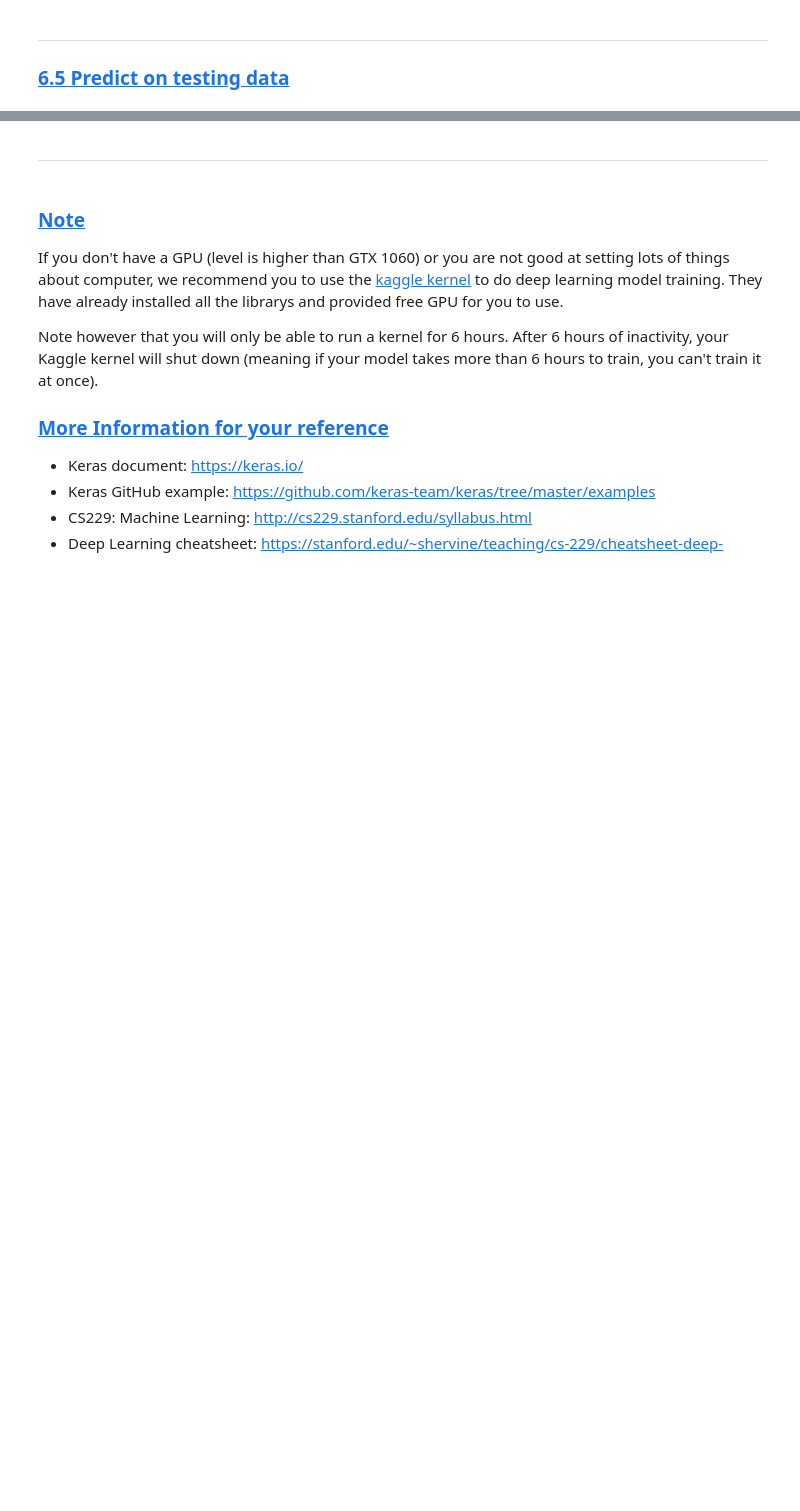
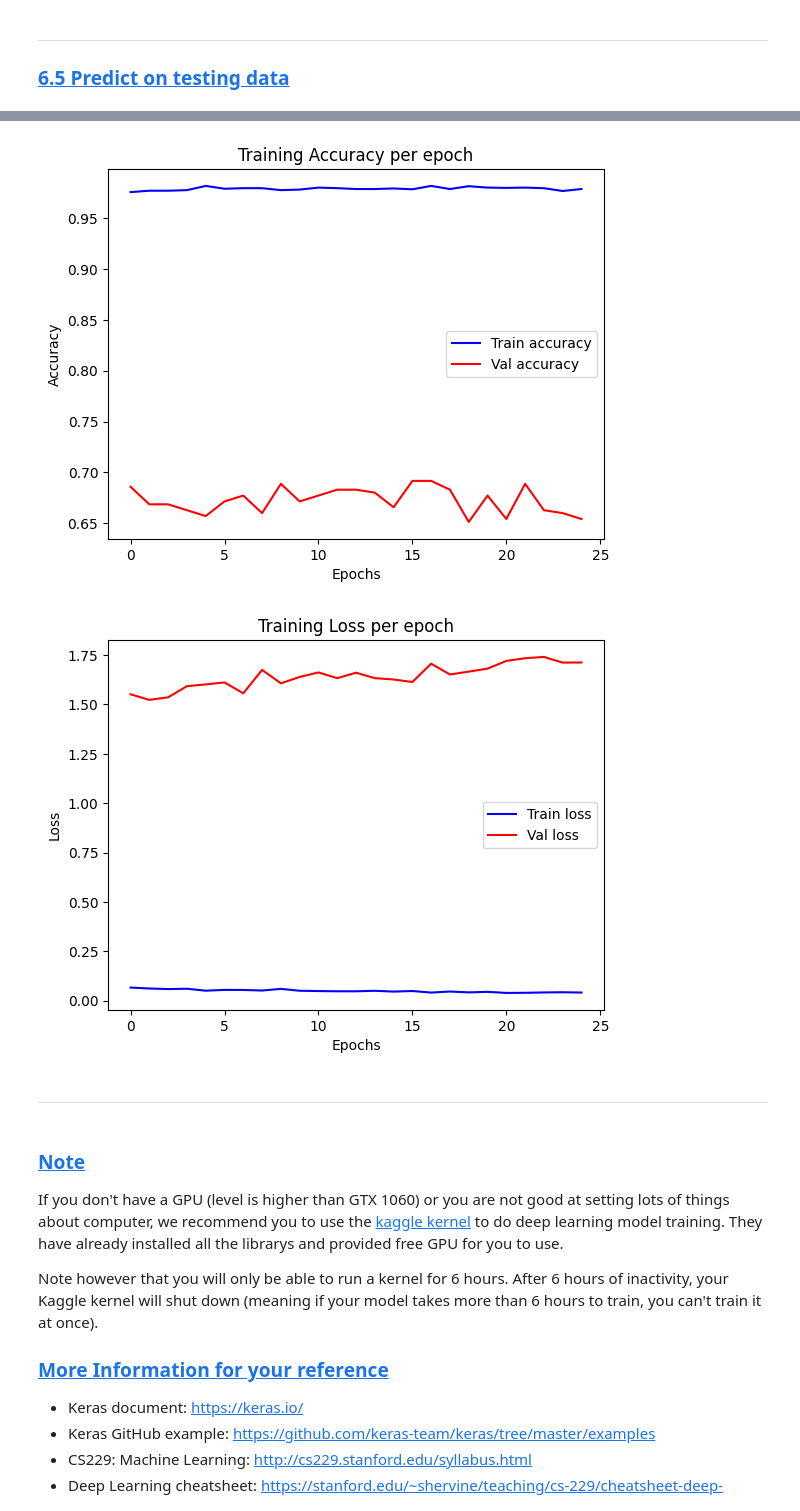
Before and after one commit to Max901028/DM2025-Lab2-Exercise, a Jupyter notebook: DM2025-Lab2-Master-Phase_1.ipynb, the cells around one changed output, grey strips where cells are left out. Drawn from its saved outputs; the diff is of its cells as text; code cells hidden in the pictures; blank space fills up the shorter version.

```diff
--- a/DM2025-Lab2-Master-Phase_1.ipynb
+++ b/DM2025-Lab2-Master-Phase_1.ipynb
@@ -903,3 +917,31 @@ Plot the Training and Validation Accuracy and Loss (different plots), just like
+# %%
+# Answer here
+import pandas as pd
+import matplotlib.pyplot as plt
+
+# read your training log
+df = pd.read_csv('logs/training_log.csv')
+
+# --- Accuracy plot ---
+plt.plot(df['accuracy'], label='Train accuracy', color='blue')
+plt.plot(df['val_accuracy'], label='Val accuracy', color='red')
+plt.title('Training Accuracy per epoch')
+plt.xlabel('Epochs')
+plt.ylabel('Accuracy')
+plt.legend()
+plt.show()
+
+# --- Loss plot ---
+plt.plot(df['loss'], label='Train loss', color='blue')
+plt.plot(df['val_loss'], label='Val loss', color='red')
+plt.title('Training Loss per epoch')
+plt.xlabel('Epochs')
+plt.ylabel('Loss')
+plt.legend()
+plt.show()
+# %% [output]
+[figure, added]
+[figure, added]
 # %% [markdown]
 ---
 # %% [markdown]
```
Also changed, not shown: parts of 24 cells of this notebook, 3 other files.
